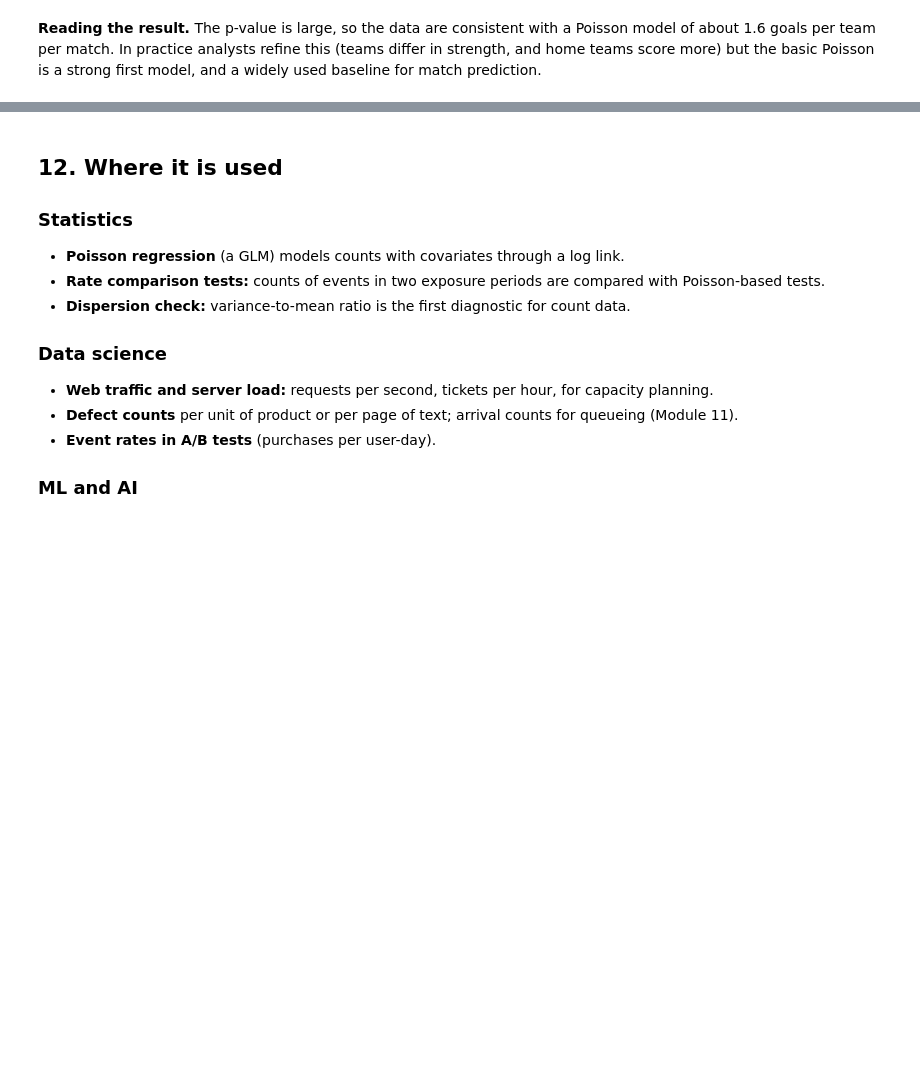
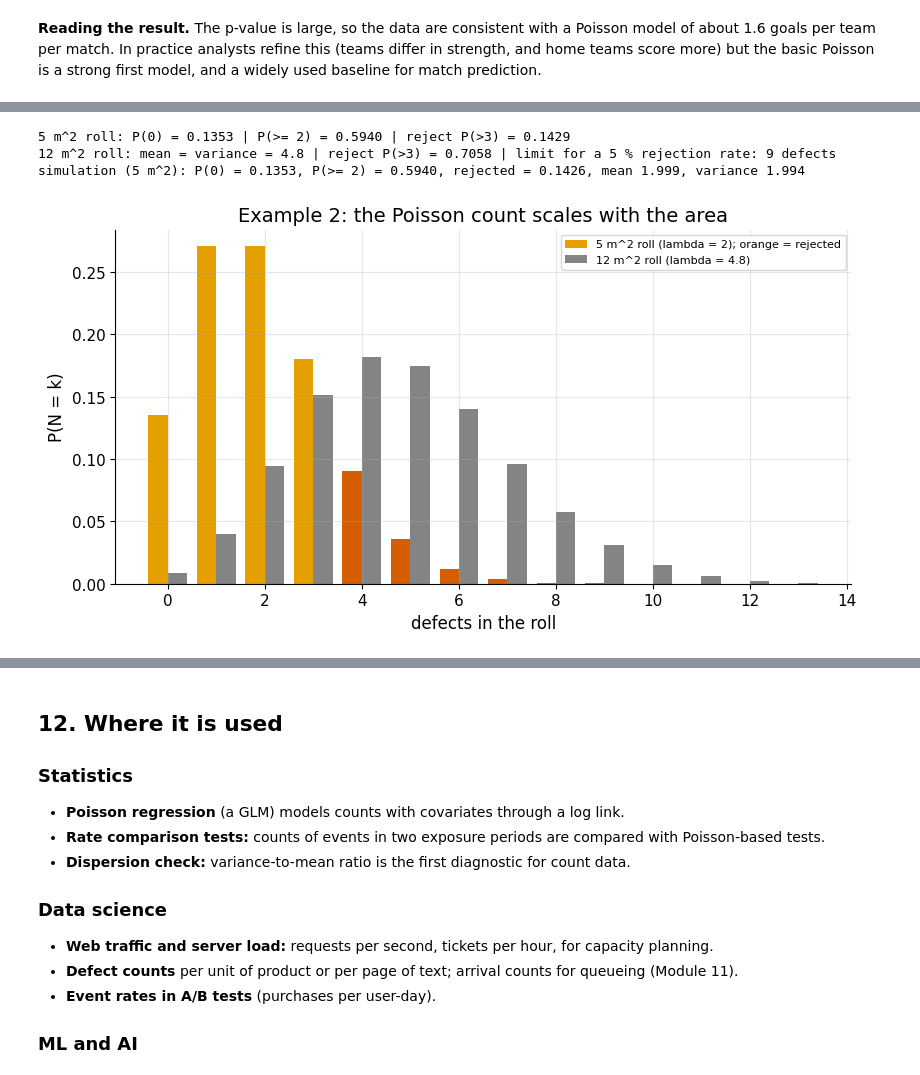
Before and after one commit to AhmedMostafaAttiaaa/distributions-irl, a Jupyter notebook: module_01_discrete/notebooks/01_03_poisson.ipynb, the cells around one changed output, grey strips where cells are left out. Drawn from its saved outputs; the diff is of its cells as text; code cells hidden in the pictures; blank space fills up the shorter version.

Commit message:
module 01 lesson 03: deepen the notebook (plain-words cell, examples 2 and 3, more exercises)

```diff
--- a/module_01_discrete/notebooks/01_03_poisson.ipynb
+++ b/module_01_discrete/notebooks/01_03_poisson.ipynb
@@ -467,0 +495,18 @@ chi-square = 2.36, df = 4, p-value = 0.670
+# %%
+lam5, lam12 = 0.4 * 5, 0.4 * 12
+d5, d12 = stats.poisson(lam5), stats.poisson(lam12)
+print(f"5 m^2 roll: P(0) = {d5.pmf(0):.4f} | P(>= 2) = {d5.sf(1):.4f} | reject P(>3) = {d5.sf(3):.4f}")
+print(f"12 m^2 roll: mean = variance = {d12.mean():.1f} | reject P(>3) = {d12.sf(3):.4f} | limit for a 5 % rejection rate: {int(d12.ppf(0.95))} defects")
+assert np.isclose(d5.pmf(0), np.exp(-2)) and np.isclose(d5.sf(1), 0.594, atol=5e-4) and np.isclose(d5.sf(3), 0.1429, atol=5e-4) and np.isclose(d12.sf(3), 0.7058, atol=5e-4)
+cut_g = np.random.default_rng(7); sim5 = cut_g.poisson(lam5, 500_000)
+print(f"simulation (5 m^2): P(0) = {np.mean(sim5 == 0):.4f}, P(>= 2) = {np.mean(sim5 >= 2):.4f}, rejected = {np.mean(sim5 > 3):.4f}, mean {sim5.mean():.3f}, variance {sim5.var():.3f}")
+assert abs(np.mean(sim5 > 3) - d5.sf(3)) < 0.003 and abs(sim5.var() - 2) < 0.03
+ks_f = np.arange(0, 14); fig, ax = plt.subplots(figsize=(9.5, 4.6))
+ax.bar(ks_f - 0.2, d5.pmf(ks_f), 0.4, color=[SIM] * 4 + [HIGHLIGHT] * 10, label="5 m^2 roll (lambda = 2); orange = rejected"); ax.bar(ks_f + 0.2, d12.pmf(ks_f), 0.4, color=NEUTRAL, alpha=0.8, label="12 m^2 roll (lambda = 4.8)")
+ax.set_xlabel("defects in the roll"); ax.set_ylabel("P(N = k)"); ax.set_title("Example 2: the Poisson count scales with the area"); ax.legend(fontsize=8)
+plt.show()
+# %% [output]
+5 m^2 roll: P(0) = 0.1353 | P(>= 2) = 0.5940 | reject P(>3) = 0.1429
+12 m^2 roll: mean = variance = 4.8 | reject P(>3) = 0.7058 | limit for a 5 % rejection rate: 9 defects
+simulation (5 m^2): P(0) = 0.1353, P(>= 2) = 0.5940, rejected = 0.1426, mean 1.999, variance 1.994
+[figure, added]
```
Also changed, not shown: parts of 11 cells of this notebook.
